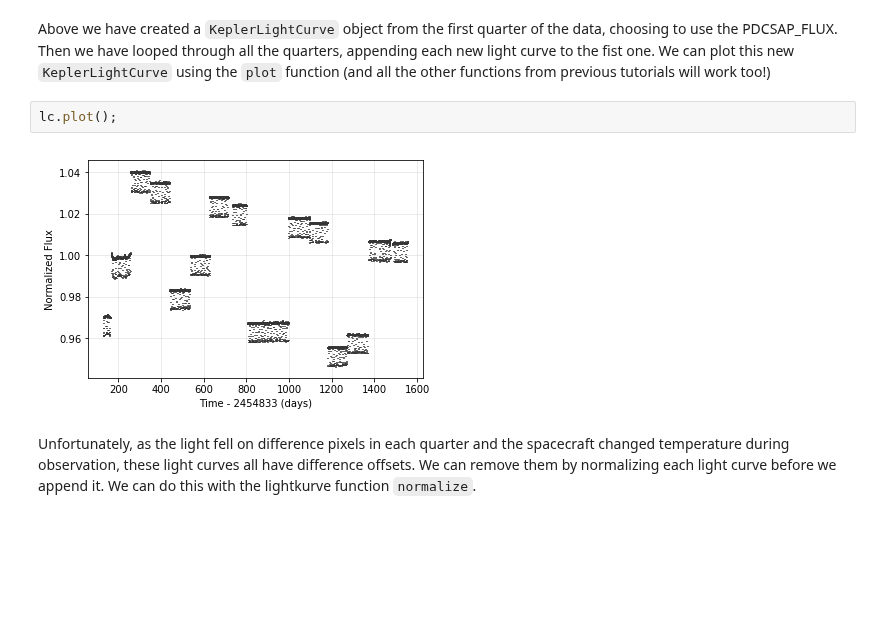
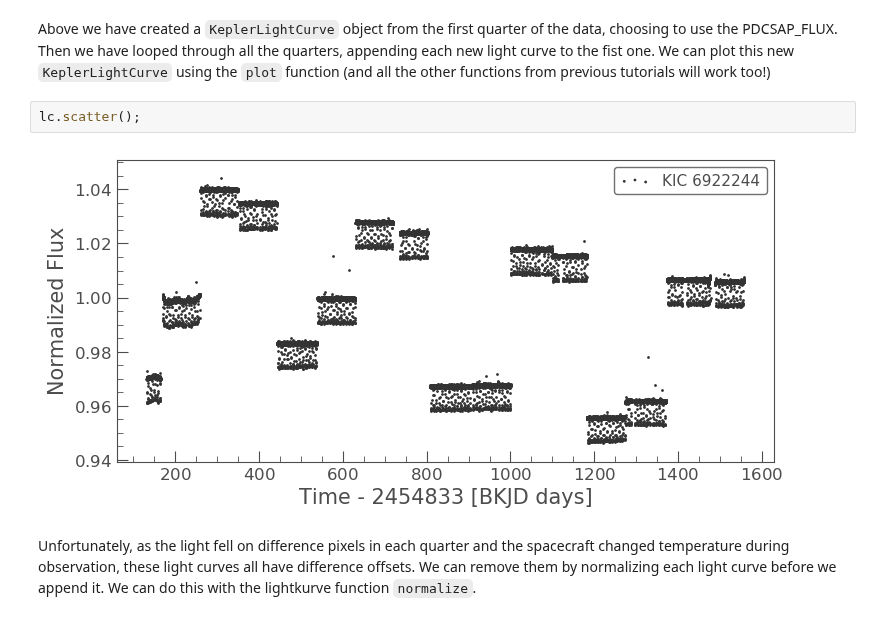
Before and after one commit to lightkurve/lightkurve, a Jupyter notebook: docs/source/tutorials/2.03-appending-lightcurves.ipynb, the cells around one changed output. Cells and saved outputs as stored; diff of their text form; blank space fills up the shorter version.

```diff
--- a/docs/source/tutorials/2.03-appending-lightcurves.ipynb
+++ b/docs/source/tutorials/2.03-appending-lightcurves.ipynb
@@ -19,9 +19,9 @@ for q in range(2,17):
 # %% [markdown]
 Above we have created a `KeplerLightCurve` object from the first quarter of the data, choosing to use the PDCSAP_FLUX. Then we have looped through all the quarters, appending each new light curve to the fist one. We can plot this new `KeplerLightCurve` using the `plot` function (and all the other functions from previous tutorials will work too!)
 # %%
-lc.plot();
+lc.scatter();
 # %% [output]
-[figure, old version]
+[figure, new version]
 # %% [markdown]
 Unfortunately, as the light fell on difference pixels in each quarter and the spacecraft changed temperature during observation, these light curves all have difference offsets. We can remove them by normalizing each light curve before we append it. We can do this with the lightkurve function `normalize`.
 # %%
```
Also changed, not shown: parts of 3 cells of this notebook, 22 other files.
